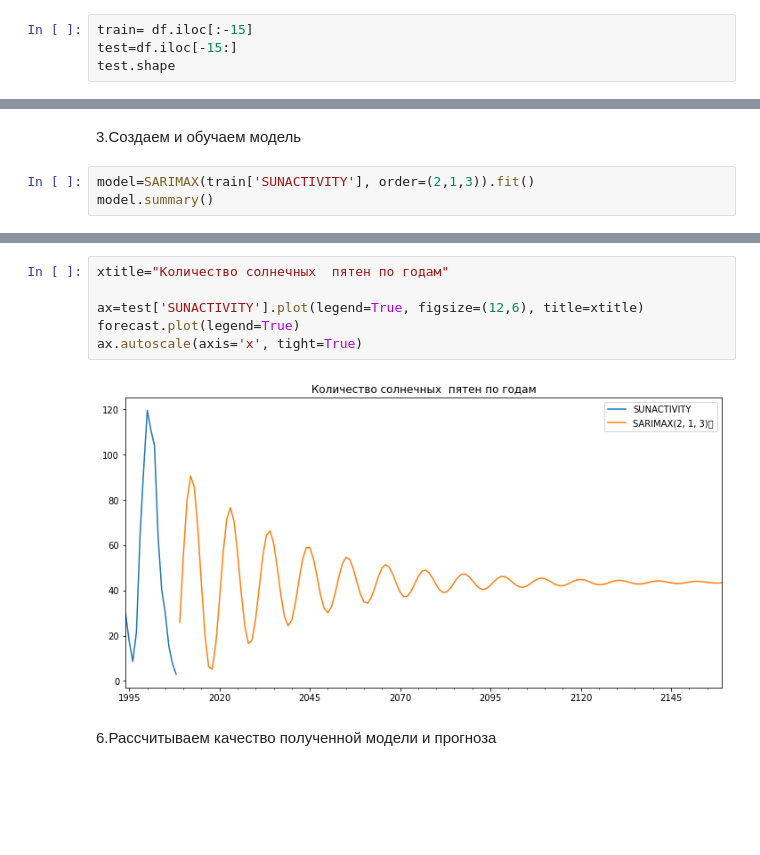
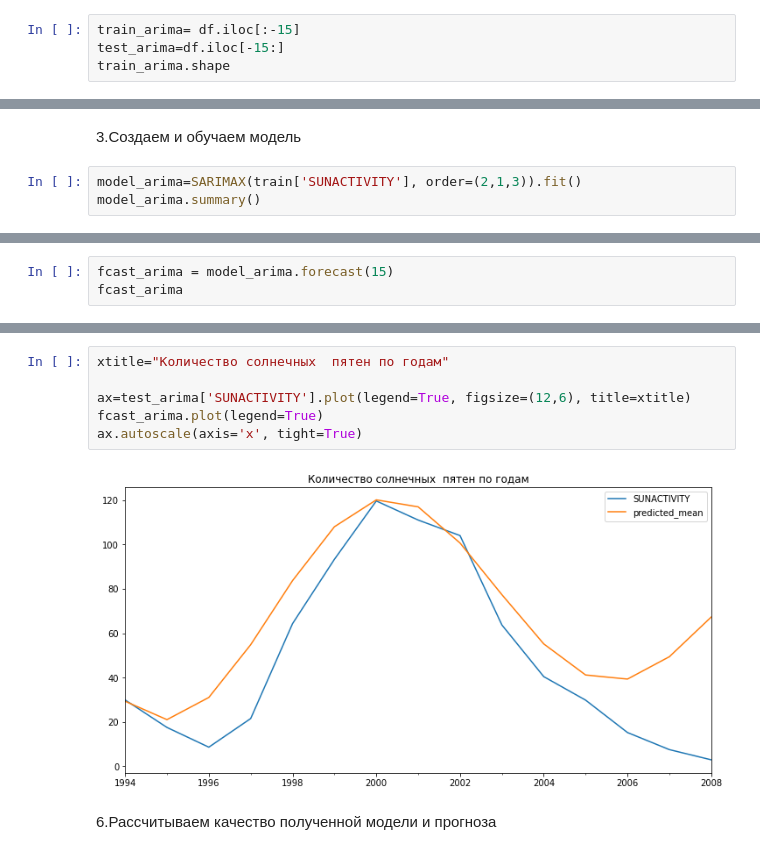
Before and after one commit to Elisakova/github_welcom, a Jupyter notebook: Итоговая__аттестация_Исакова_Е_С_ipynb".ipynb, the cells around one changed output, grey strips where cells are left out. Cells and saved outputs as stored; diff of their text form; blank space fills up the shorter version.

```diff
--- a/Итоговая__аттестация_Исакова_Е_С_ipynb".ipynb
+++ b/Итоговая__аттестация_Исакова_Е_С_ipynb".ipynb
@@ -157,7 +157,7 @@ AR (авторегрессия)-p, I (разность) -d и MA (скользя
 # %% [markdown]
 1.Делим данные на обучающую и проверочную выборки
 # %%
-train= df.iloc[:-15]
-test=df.iloc[-15:]
-test.shape
+train_arima= df.iloc[:-15]
+test_arima=df.iloc[-15:]
+train_arima.shape
 # %% [output]
@@ -205,8 +205,8 @@ Warnings:
 # %% [markdown]
 3.Создаем и обучаем модель
 # %%
-model=SARIMAX(train['SUNACTIVITY'], order=(2,1,3)).fit()
-model.summary()
+model_arima=SARIMAX(train['SUNACTIVITY'], order=(2,1,3)).fit()
+model_arima.summary()
 # %% [output]
 SARIMAX Results
 | Dep. Variable: | SUNACTIVITY | No. Observations: | 294 |
@@ -245,0 +234,3 @@ Freq: A-DEC, Name: SARIMAX(2, 1, 3)\t, dtype: float64
+# %%
+fcast_arima = model_arima.forecast(15)
+fcast_arima
@@ -267,11 +275,11 @@ predicted=67.27062796, expected=2.9
 # %%
 xtitle="Количество солнечных  пятен по годам"
 
-ax=test['SUNACTIVITY'].plot(legend=True, figsize=(12,6), title=xtitle)
-forecast.plot(legend=True)
+ax=test_arima['SUNACTIVITY'].plot(legend=True, figsize=(12,6), title=xtitle)
+fcast_arima.plot(legend=True)
 ax.autoscale(axis='x', tight=True)
 # %% [output]
-[figure, old version]
+[figure, new version]
 # %% [markdown]
 6.Рассчитываем качество полученной модели и прогноза
 # %%
```
Also changed, not shown: parts of 50 cells of this notebook.
